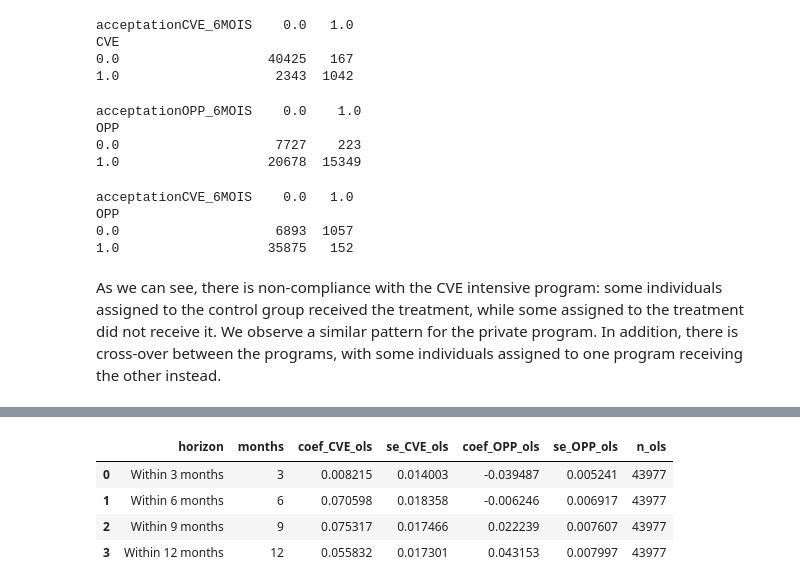
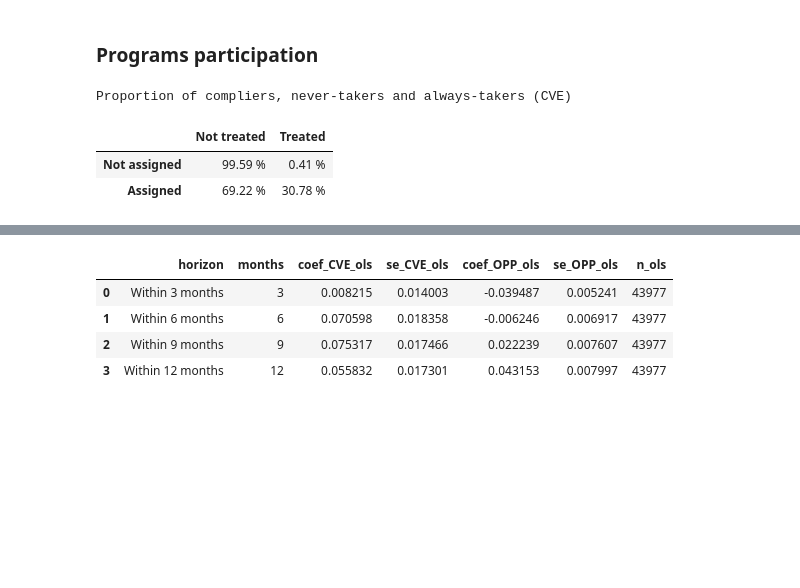
Before and after one commit to selaazdoudi/Private-vs-Public-Job-Search-Counseling, a Jupyter notebook: DML_LATE.ipynb, the cells around one changed output, grey strips where cells are left out. Cells and saved outputs as stored; diff of their text form; code cells hidden in the pictures; blank space fills up the shorter version.

Commit message:
ajout tableaux descriptifs

```diff
--- a/DML_LATE.ipynb
+++ b/DML_LATE.ipynb
@@ -22,7 +22,7 @@ from sklearn.neural_network import MLPRegressor
 warnings.simplefilter('ignore')
 np.random.seed(1234)
 # %%
-data = pd.read_stata('/home/onyxia/work/data/dataPrivatePublic.dta')
+data = pd.read_stata('/home/onyxia/work/Who-When-and-Which-Program-Optimal-Allocation-of-Job-Search-Counseling/data/dataPrivatePublic.dta')
 # %%
 #data cleaning
 from functions.data_cleaning import clean_data
@@ -36,35 +36,31 @@ Just like the article at study, we want to evaluate the effect of an intensive c
-# %%
-sample_cveopp = df.loc[df["SAMPLE_CVEOPP"] == 1]
-
-table = pd.crosstab(sample_cveopp["CVE"], sample_cveopp["acceptationCVE_6MOIS"])
-
-print(table)
-# %% [output]
-acceptationCVE_6MOIS    0.0   1.0
-CVE
-0.0                   40425   167
-1.0                    2343  1042
-# %%
-sample_cveopp = df.loc[df["SAMPLE_CVEOPP"] == 1]
-
-table = pd.crosstab(sample_cveopp["OPP"], sample_cveopp["acceptationOPP_6MOIS"])
-
-print(table)
-# %% [output]
-acceptationOPP_6MOIS    0.0    1.0
-OPP
-0.0                    7727    223
-1.0                   20678  15349
-# %%
-sample_cveopp = df.loc[df["SAMPLE_CVEOPP"] == 1]
-
-table = pd.crosstab(sample_cveopp["OPP"], sample_cveopp["acceptationCVE_6MOIS"])
-
-print(table)
-# %% [output]
-acceptationCVE_6MOIS    0.0   1.0
-OPP
-0.0                    6893  1057
-1.0                   35875   152
-# %% [markdown]
-As we can see, there is non-compliance with the CVE intensive program: some individuals assigned to the control group received the treatment, while some assigned to the treatment did not receive it. We observe a similar pattern for the private program. In addition, there is cross-over between the programs, with some individuals assigned to one program receiving the other instead.
+# %% [markdown]
+### Programs participation
+# %%
+sample_cveopp = df.loc[df["SAMPLE_CVEOPP"] == 1]
+table_pct = pd.crosstab(
+    sample_cveopp["CVE"],
+    sample_cveopp["acceptationCVE_6MOIS"],
+    normalize="index"
+) * 100
+
+table_pct = table_pct.copy()
+table_pct.index = ["Not assigned" if x == 0 else "Assigned" for x in table_pct.index]
+table_pct.columns = ["Not treated" if x == 0 else "Treated" for x in table_pct.columns]
+
+styled_table = (
+    table_pct.style
+    .format("{:.2f} %")
+    .set_caption("Proportion of compliers, never-takers and always-takers (CVE)")
+    .background_gradient(cmap="Blues", axis=None)
+    .set_properties(
+        subset=pd.IndexSlice[["Assigned"], ["Not treated"]],
+        **{"background-color": "##f5b7b1"}
+    )
+)
+
+styled_table
+# %% [output]
+Proportion of compliers, never-takers and always-takers (CVE)
+|  | Not treated | Treated |
+| Not assigned | 99.59 % | 0.41 % |
+| Assigned | 69.22 % | 30.78 % |
```
Also changed, not shown: parts of 15 cells of this notebook.
